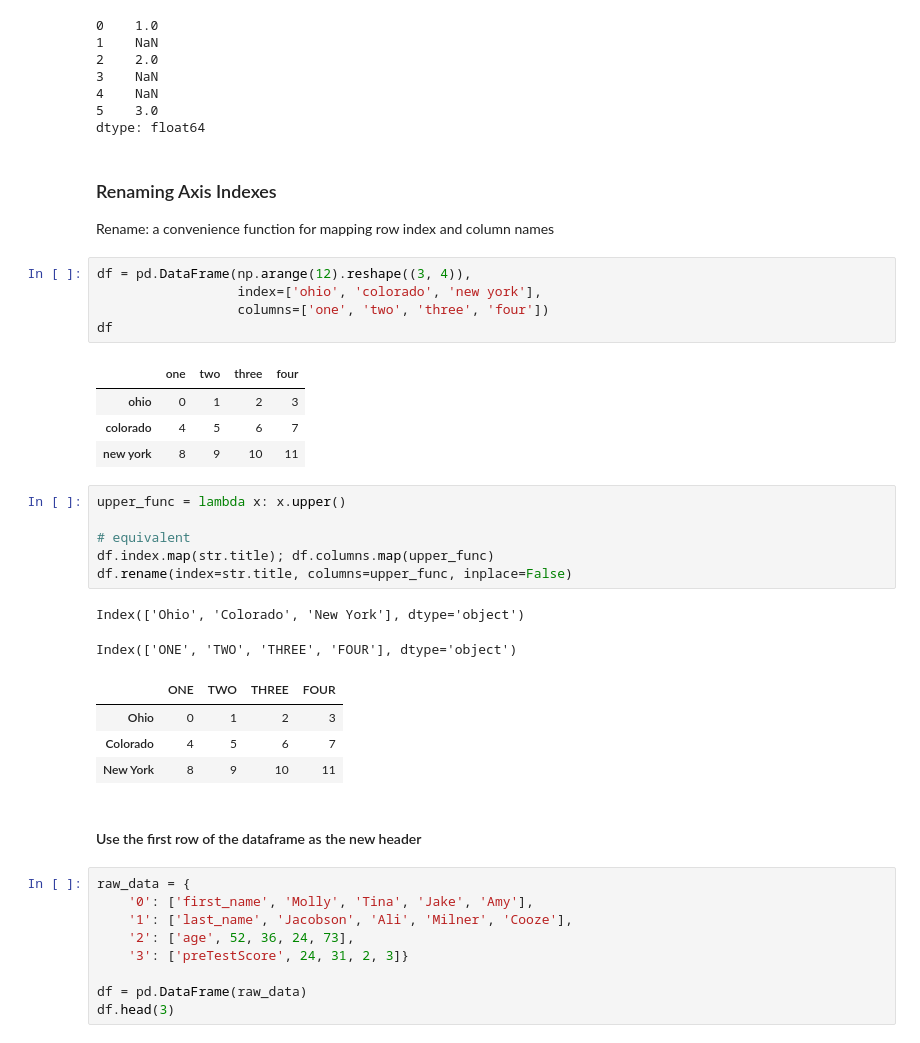
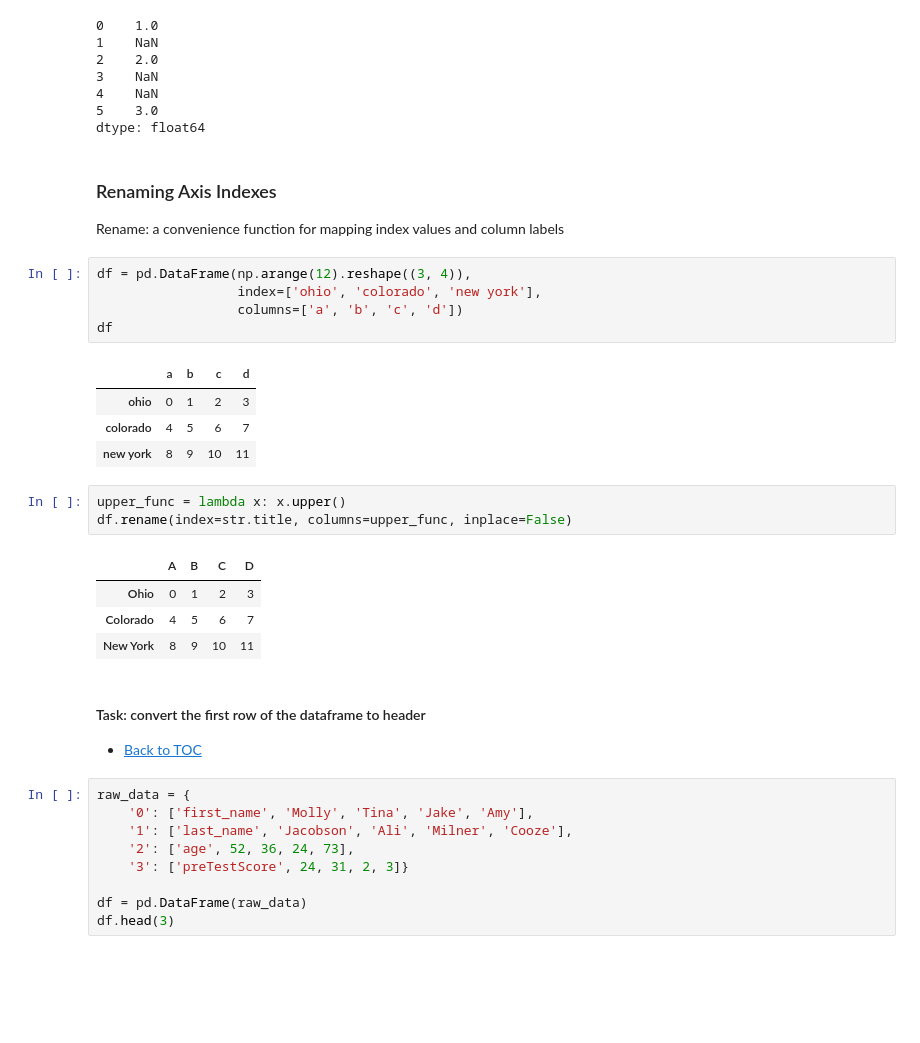
Before and after one commit to weihua77/Data_Science_Daily, a Jupyter notebook: Data_Wrangling_Python/2_Data_Cleaning_and_Preprocessing.ipynb, the cells around one changed output. Cells and saved outputs as stored; diff of their text form; blank space fills up the shorter version.

```diff
--- a/Data_Wrangling_Python/2_Data_Cleaning_and_Preprocessing.ipynb
+++ b/Data_Wrangling_Python/2_Data_Cleaning_and_Preprocessing.ipynb
@@ -295,32 +297,28 @@ se.replace([-999, -1000], np.nan)
 dtype: float64
 # %% [markdown]
 ### Renaming Axis Indexes
-Rename: a convenience function for mapping row index and column names
+Rename: a convenience function for mapping index values and column labels
 # %%
 df = pd.DataFrame(np.arange(12).reshape((3, 4)),
                   index=['ohio', 'colorado', 'new york'],
-                  columns=['one', 'two', 'three', 'four'])
+                  columns=['a', 'b', 'c', 'd'])
 df
 # %% [output]
-|  | one | two | three | four |
+|  | a | b | c | d |
 | ohio | 0 | 1 | 2 | 3 |
 | colorado | 4 | 5 | 6 | 7 |
 | new york | 8 | 9 | 10 | 11 |
 # %%
 upper_func = lambda x: x.upper()
-
-# equivalent
-df.index.map(str.title); df.columns.map(upper_func)
 df.rename(index=str.title, columns=upper_func, inplace=False)
 # %% [output]
-Index(['Ohio', 'Colorado', 'New York'], dtype='object')
-Index(['ONE', 'TWO', 'THREE', 'FOUR'], dtype='object')
-|  | ONE | TWO | THREE | FOUR |
+|  | A | B | C | D |
 | Ohio | 0 | 1 | 2 | 3 |
 | Colorado | 4 | 5 | 6 | 7 |
 | New York | 8 | 9 | 10 | 11 |
 # %% [markdown]
-#### Use the first row of the dataframe as the new header
+#### <a id='rename'>Task: convert the first row of the dataframe to header
+- <a href='#0'> Back to TOC
 # %%
 raw_data = {
     '0': ['first_name', 'Molly', 'Tina', 'Jake', 'Amy'],
```
Also changed, not shown: parts of 31 cells of this notebook.
